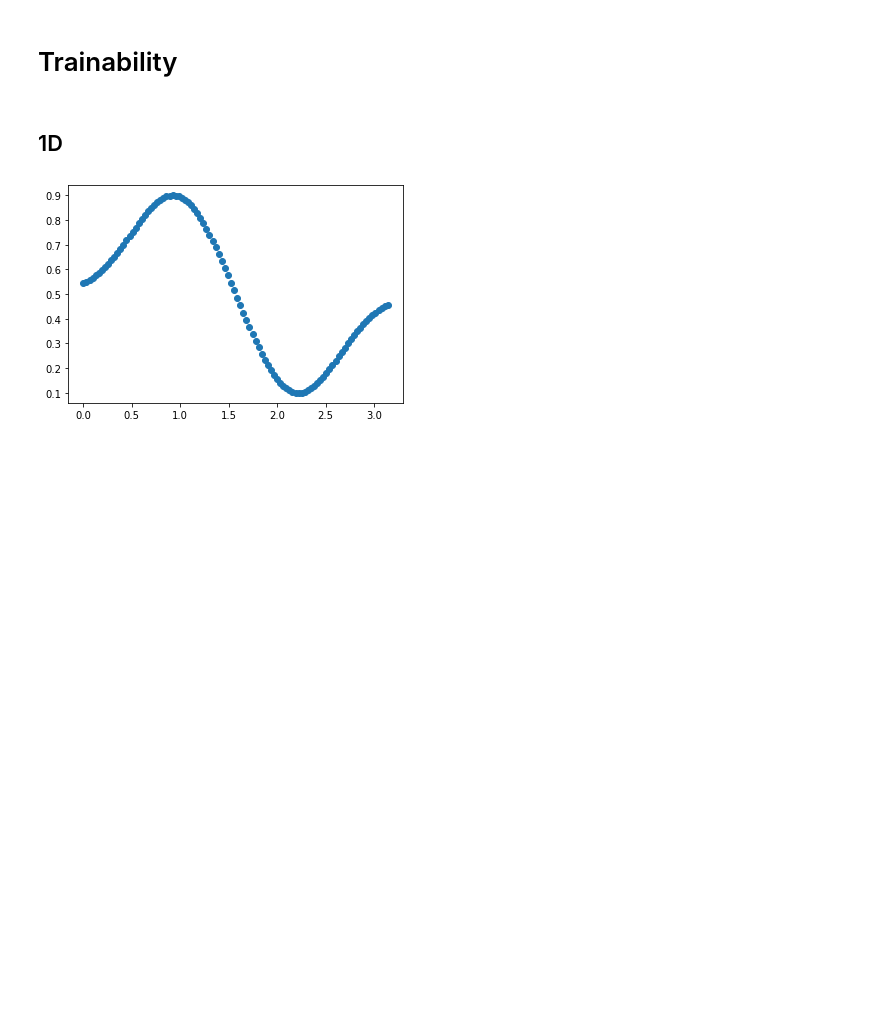
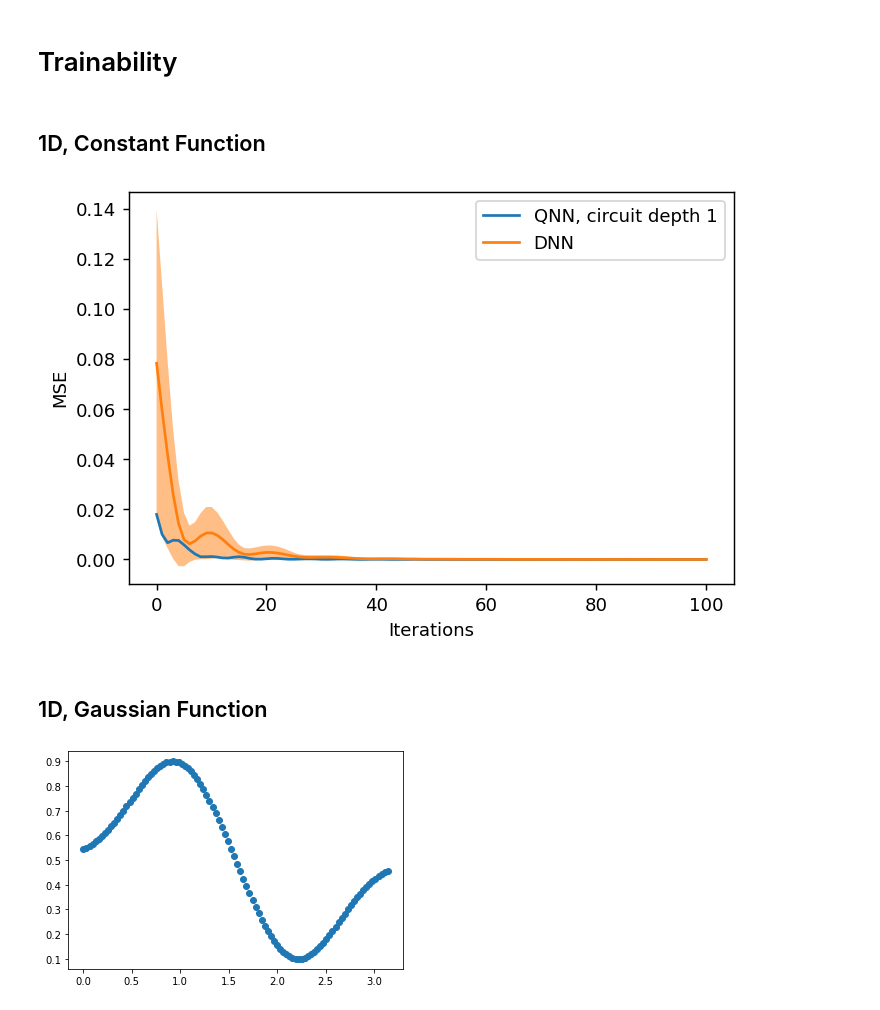
Before and after one commit to KristianWold/Thesis, a Jupyter notebook: notebooks/analysis/Trainability, Analysis.ipynb, the cells around one changed output. Saved outputs shown, nothing was run; the diff lists cells and outputs as text; code cells hidden in the pictures; blank space fills up the shorter version.

```diff
--- a/notebooks/analysis/Trainability, Analysis.ipynb
+++ b/notebooks/analysis/Trainability, Analysis.ipynb
@@ -22,7 +22,40 @@ The autoreload extension is already loaded. To reload it, use:
 # %% [markdown]
 # Trainability
 # %% [markdown]
-## 1D
+## 1D, Constant Function
+# %%
+qnn_list = loader(data_path("trainability_qnn_1D_reps_1_constant"))
+dnn_list = loader(data_path("trainability_dnn_1D_constant"))
+# %%
+loss1 = np.array([model.loss for model in qnn_list])
+std1 = np.std(loss1, axis=0)
+avg1 = np.mean(loss1, axis=0)
+
+loss2 = np.array([model.loss for model in dnn_list])
+std2 = np.std(loss2, axis=0)
+avg2 = np.mean(loss2, axis=0)
+# %%
+start = 0
+stop = 101
+alpha = 0.5
+spacing1 = list(range(101))
+spacing2 = list(range(stop))
+
+fig=plt.figure(figsize=(6,4), dpi= 130, facecolor='w', edgecolor='k')
+
+plt.fill_between(spacing1, avg1 - std1, avg1 + std1, alpha=alpha)
+plt.fill_between(spacing2, (avg2 - std2)[:stop], (avg2 + std2)[:stop], alpha=alpha)
+plt.plot(spacing1, avg1)
+plt.plot(spacing2, avg2[:stop])
+
+plt.xlabel("Iterations")
+plt.ylabel("MSE")
+plt.legend(["QNN, circuit depth 1", "DNN"])
+plt.show()
+# %% [output]
+[figure, added]
+# %% [markdown]
+## 1D, Gaussian Function
 # %%
 np.random.seed(42)
 n = 100
```
Also changed, not shown: parts of 1 cell of this notebook, 3 other files.
